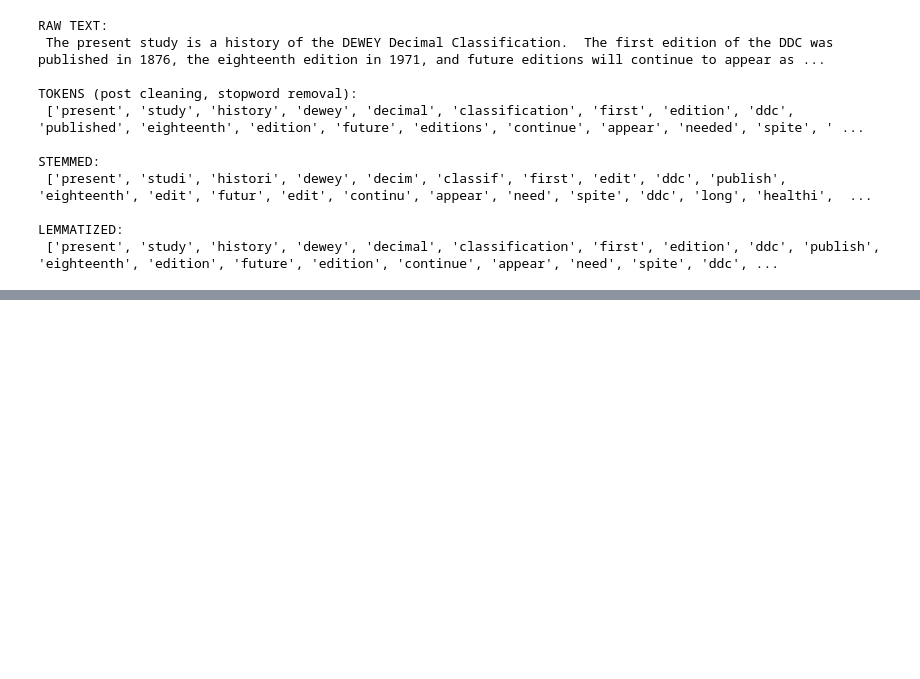
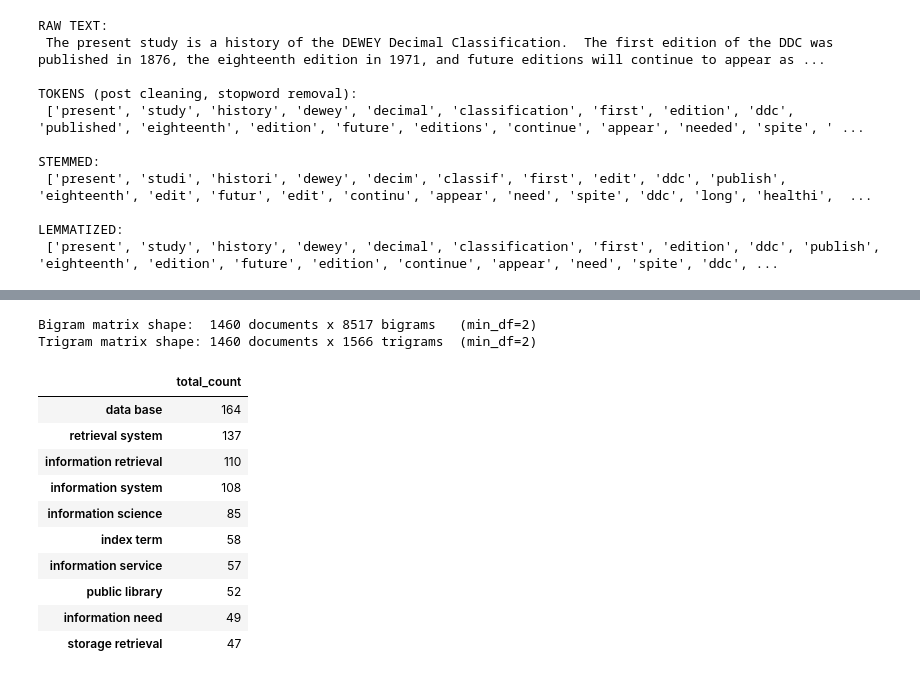
Before and after one commit to Jero2110/NLP_Phase02, a Jupyter notebook: analysis/analysis.ipynb, the cells around one changed output, grey strips where cells are left out. Saved outputs shown, nothing was run; the diff lists cells and outputs as text; code cells hidden in the pictures; blank space fills up the shorter version.

```diff
--- a/analysis/analysis.ipynb
+++ b/analysis/analysis.ipynb
@@ -684,0 +797,29 @@ Loaded 1460 documents from C:\Users\TeamIT\Desktop\Jero\Maestria\NLP\Phase 02\da
+# %%
+
+bigram_vectorizer = CountVectorizer(ngram_range=(2, 2), min_df=2)
+X_bigram = bigram_vectorizer.fit_transform(lemma_docs)
+
+trigram_vectorizer = CountVectorizer(ngram_range=(3, 3), min_df=2)
+X_trigram = trigram_vectorizer.fit_transform(lemma_docs)
+
+print(f"Bigram matrix shape:  {X_bigram.shape[0]} documents x {X_bigram.shape[1]} bigrams   (min_df=2)")
+print(f"Trigram matrix shape: {X_trigram.shape[0]} documents x {X_trigram.shape[1]} trigrams  (min_df=2)")
+
+bigram_vocab = bigram_vectorizer.get_feature_names_out()
+bigram_totals = X_bigram.sum(axis=0).A1
+top_bigrams = pd.Series(bigram_totals, index=bigram_vocab).sort_values(ascending=False).head(10)
+top_bigrams.to_frame("total_count")
+# %% [output]
+Bigram matrix shape:  1460 documents x 8517 bigrams   (min_df=2)
+Trigram matrix shape: 1460 documents x 1566 trigrams  (min_df=2)
+|  | total_count |
+| data base | 164 |
+| retrieval system | 137 |
+| information retrieval | 110 |
+| information system | 108 |
+| information science | 85 |
+| index term | 58 |
+| information service | 57 |
+| public library | 52 |
+| information need | 49 |
+| storage retrieval | 47 |
```
Also changed, not shown: parts of 34 cells of this notebook.
